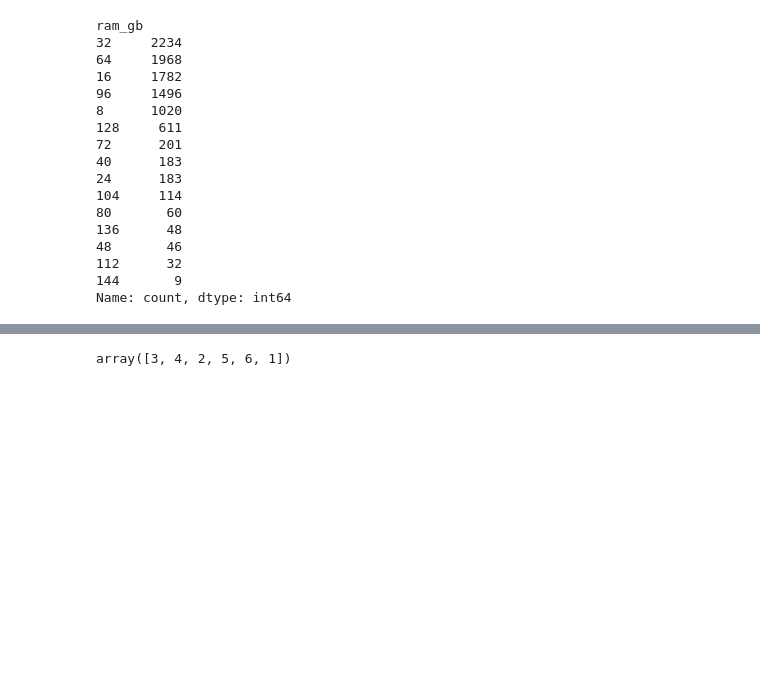
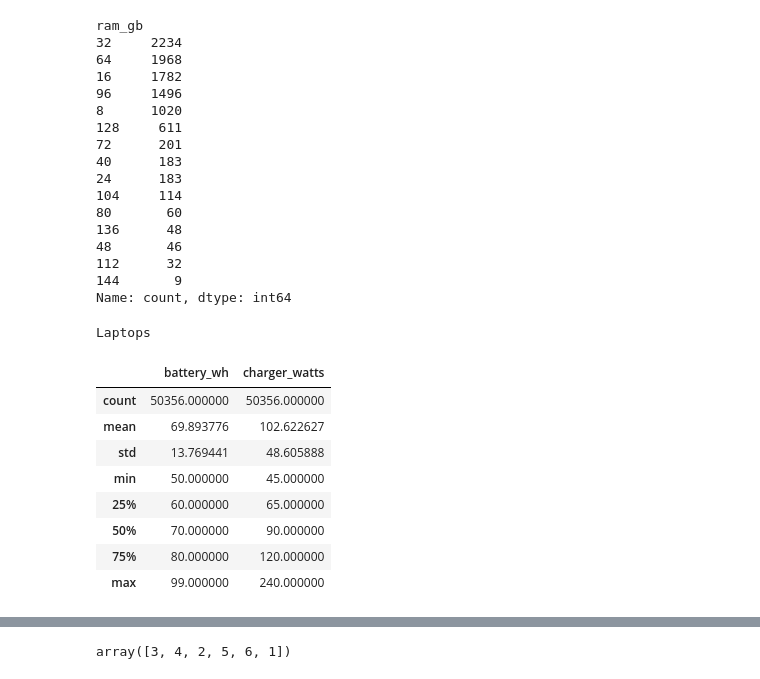
Before and after one commit to DianaaVelez/Proyecto_Analitica, a Jupyter notebook: Proyecto_Analitica.ipynb, the cells around one changed output, grey strips where cells are left out. Drawn from its saved outputs; the diff is of its cells as text; code cells hidden in the pictures; blank space fills up the shorter version.

```diff
--- a/Proyecto_Analitica.ipynb
+++ b/Proyecto_Analitica.ipynb
@@ -111,3 +162,20 @@ ram_gb
 112      32
 144       9
 Name: count, dtype: int64
+# %%
+df_laptop = df[df["device_type"] == "Laptop"]
+df_desktop = df[df["device_type"] == "Desktop"]
+# %%
+print('Laptops')
+df_laptop[["battery_wh", "charger_watts"]].describe()
+# %% [output]
+Laptops
+|  | battery_wh | charger_watts |
+| count | 50356.000000 | 50356.000000 |
+| mean | 69.893776 | 102.622627 |
+| std | 13.769441 | 48.605888 |
+| min | 50.000000 | 45.000000 |
+| 25% | 60.000000 | 65.000000 |
+| 50% | 70.000000 | 90.000000 |
+| 75% | 80.000000 | 120.000000 |
+| max | 99.000000 | 240.000000 |
```
Also changed, not shown: parts of 18 cells of this notebook, 2 other files.
